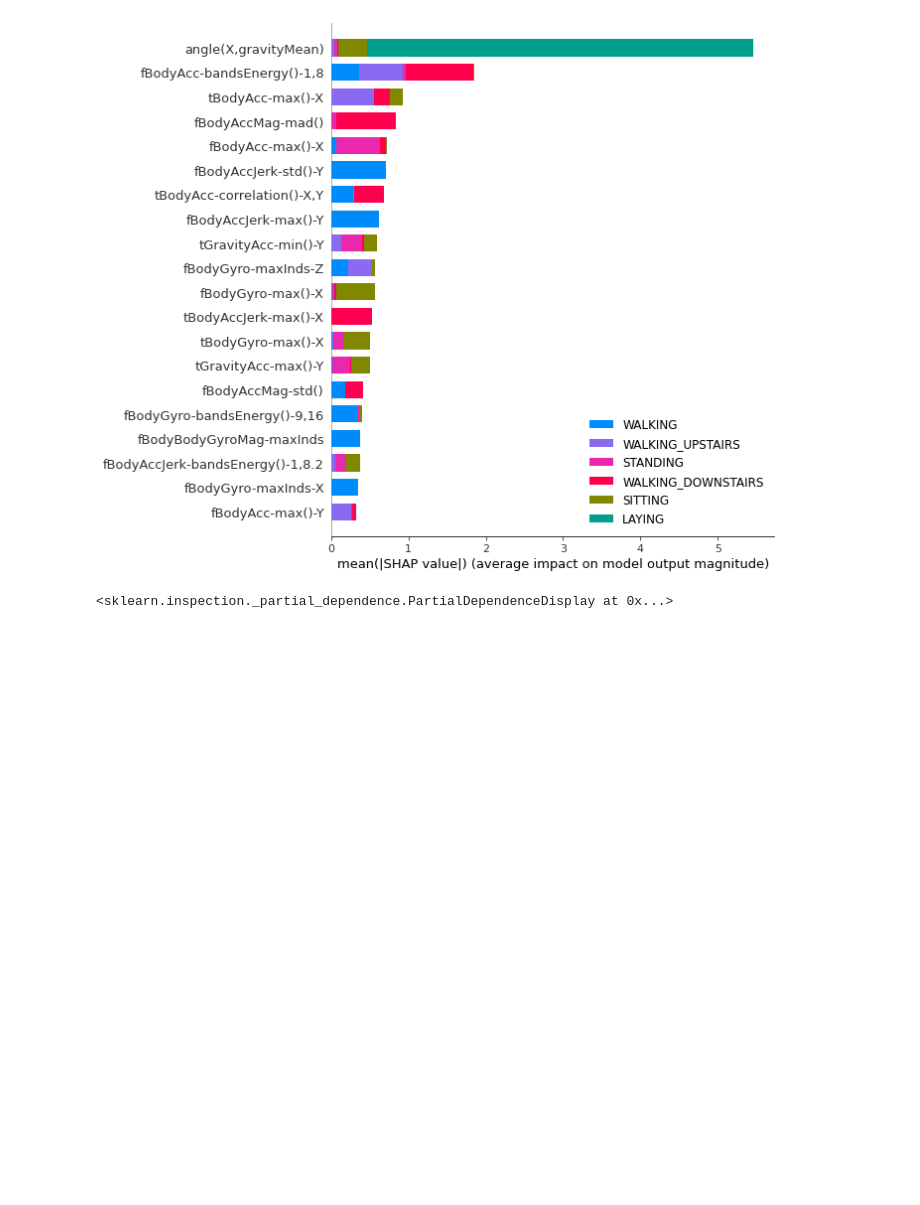
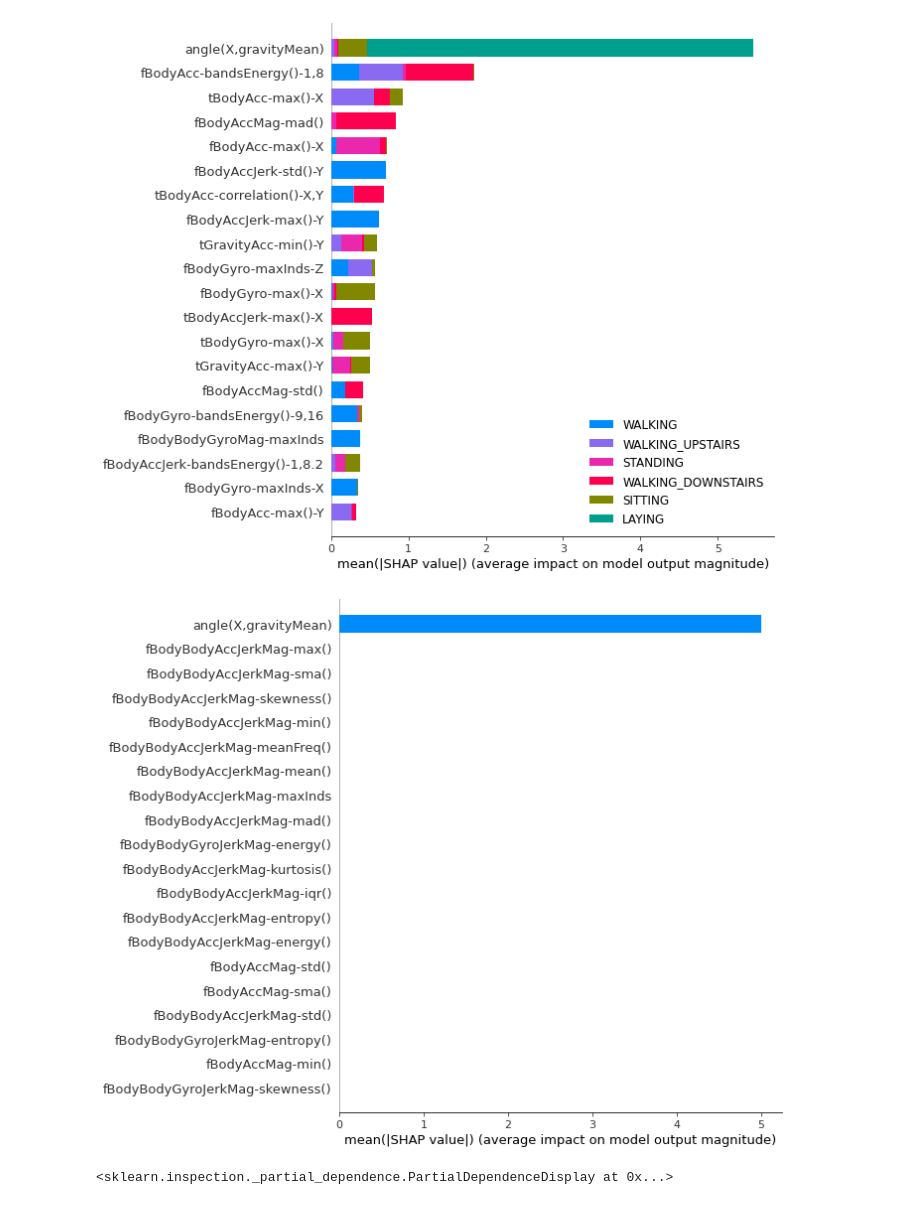
Before and after one commit to Zuzanna-Trafas/bhl-ai-hackathon, a Jupyter notebook: bhl_hackathon.ipynb, the cells around one changed output. Drawn from its saved outputs; the diff is of its cells as text; code cells hidden in the pictures; blank space fills up the shorter version.

```diff
--- a/bhl_hackathon.ipynb
+++ b/bhl_hackathon.ipynb
@@ -87,6 +120,10 @@ shap.initjs()
 shap.summary_plot(shap_values, X_test, class_names=model.classes_)
 # %% [output]
 [figure]
+# %%
+shap.summary_plot(shap_values[0], X_test, plot_type="bar")
+# %% [output]
+[figure, added]
 # %%
 from sklearn.inspection import plot_partial_dependence
 
```
Also changed, not shown: parts of 4 cells of this notebook.
